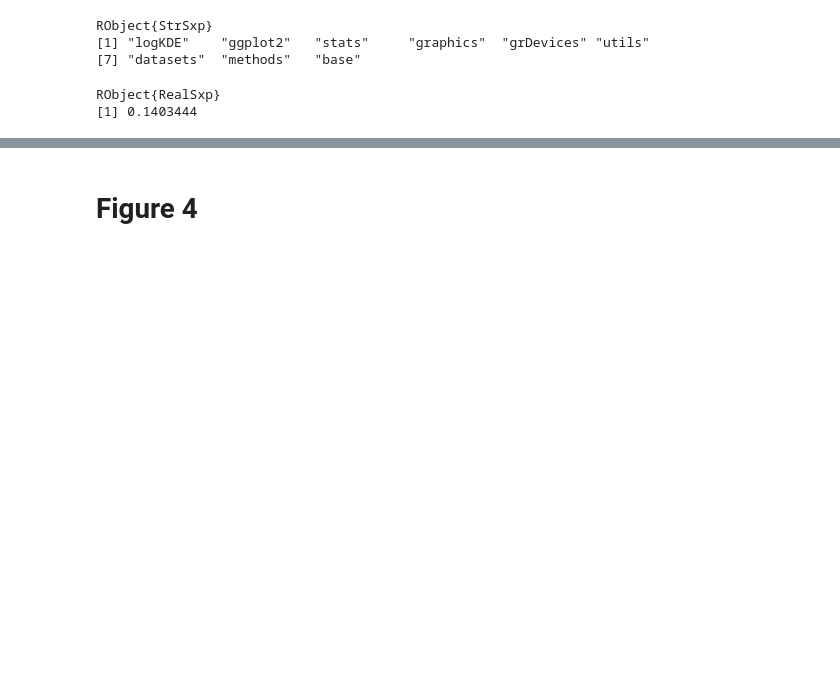
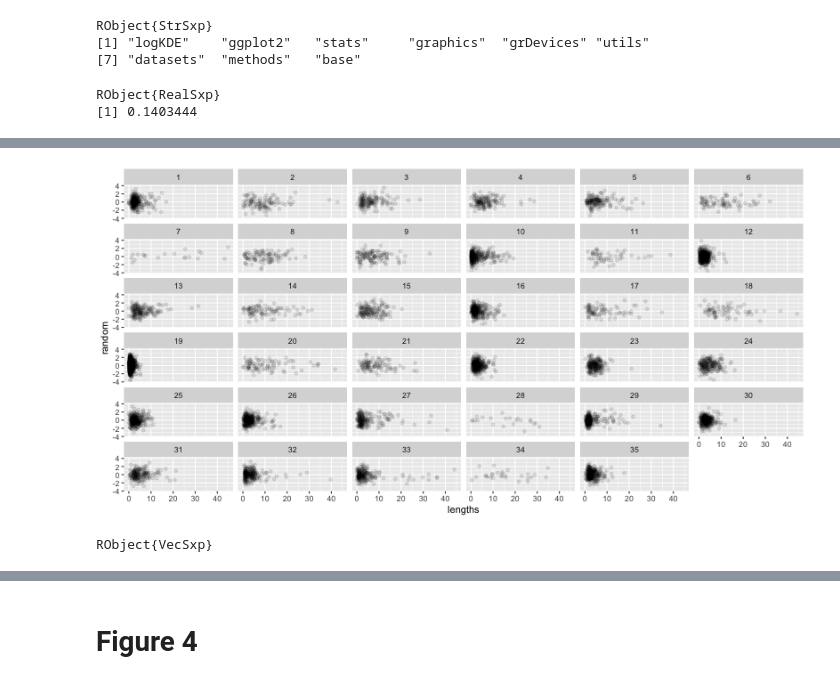
Before and after one commit to haberdashPI/bistable, a Jupyter notebook: notebooks/Figures 2-4.ipynb, the cells around one changed output, grey strips where cells are left out. Drawn from its saved outputs; the diff is of its cells as text; code cells hidden in the pictures; blank space fills up the shorter version.

```diff
--- a/notebooks/Figures 2-4.ipynb
+++ b/notebooks/Figures 2-4.ipynb
@@ -320,0 +326,2 @@ draw(PDF(joinpath(plotdir,"fig2_raw_human.pdf"),5inch,2.5inch),hstack(p1,p2))
+# %%
+hlen = human_data().lengths
@@ -320,0 +348,7 @@ draw(PDF(joinpath(plotdir,"fig2_raw_human.pdf"),5inch,2.5inch),hstack(p1,p2))
+# %%
+R"""
+ggplot($hlen,aes(x=lengths,y=rnorm(length(lengths)))) + facet_wrap(~sid) + geom_point(alpha=0.1) + ylab('random')
+"""
+# %% [output]
+[figure, added]
+RObject{VecSxp}
```
Also changed, not shown: parts of 14 cells of this notebook, 4 other files.
